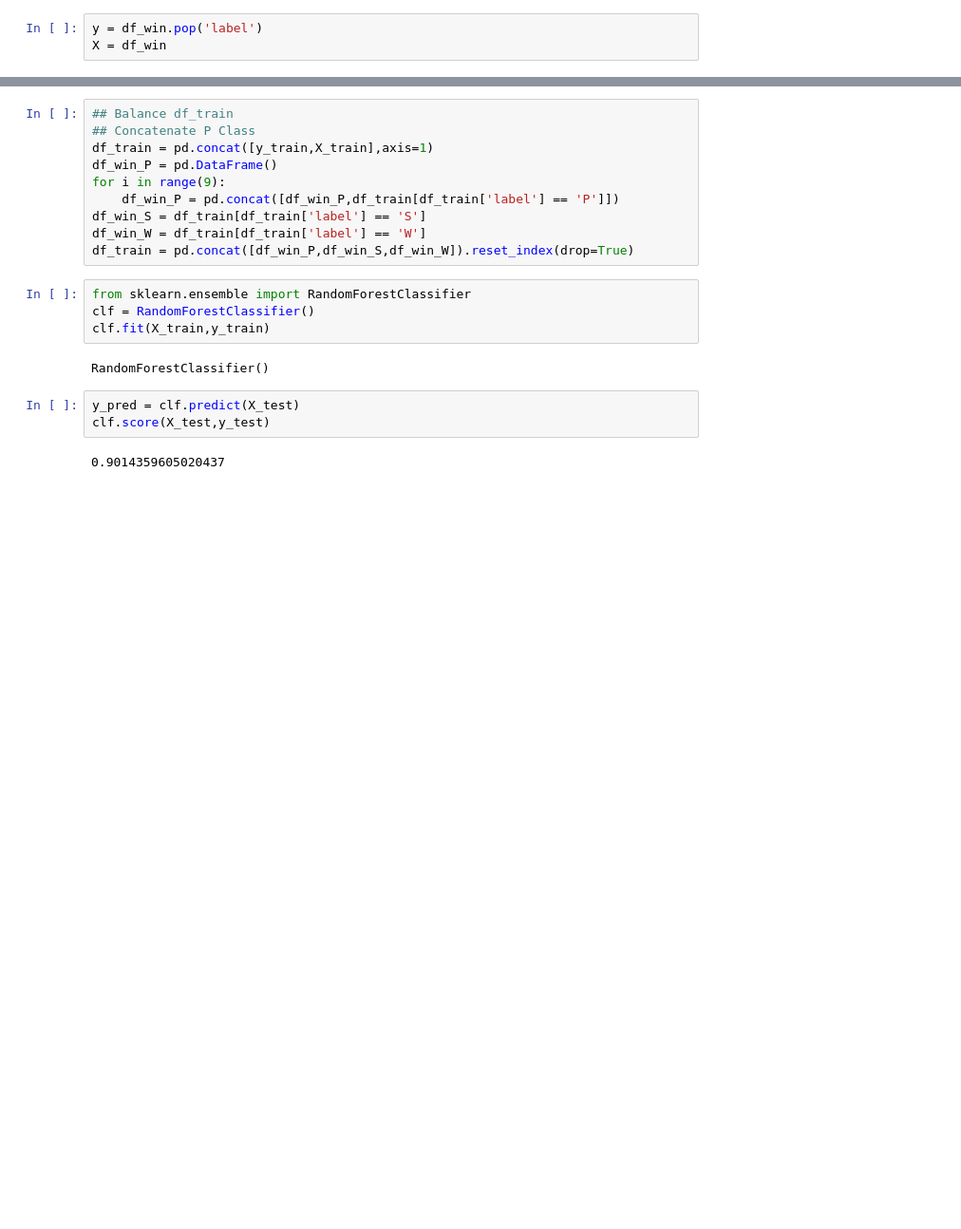
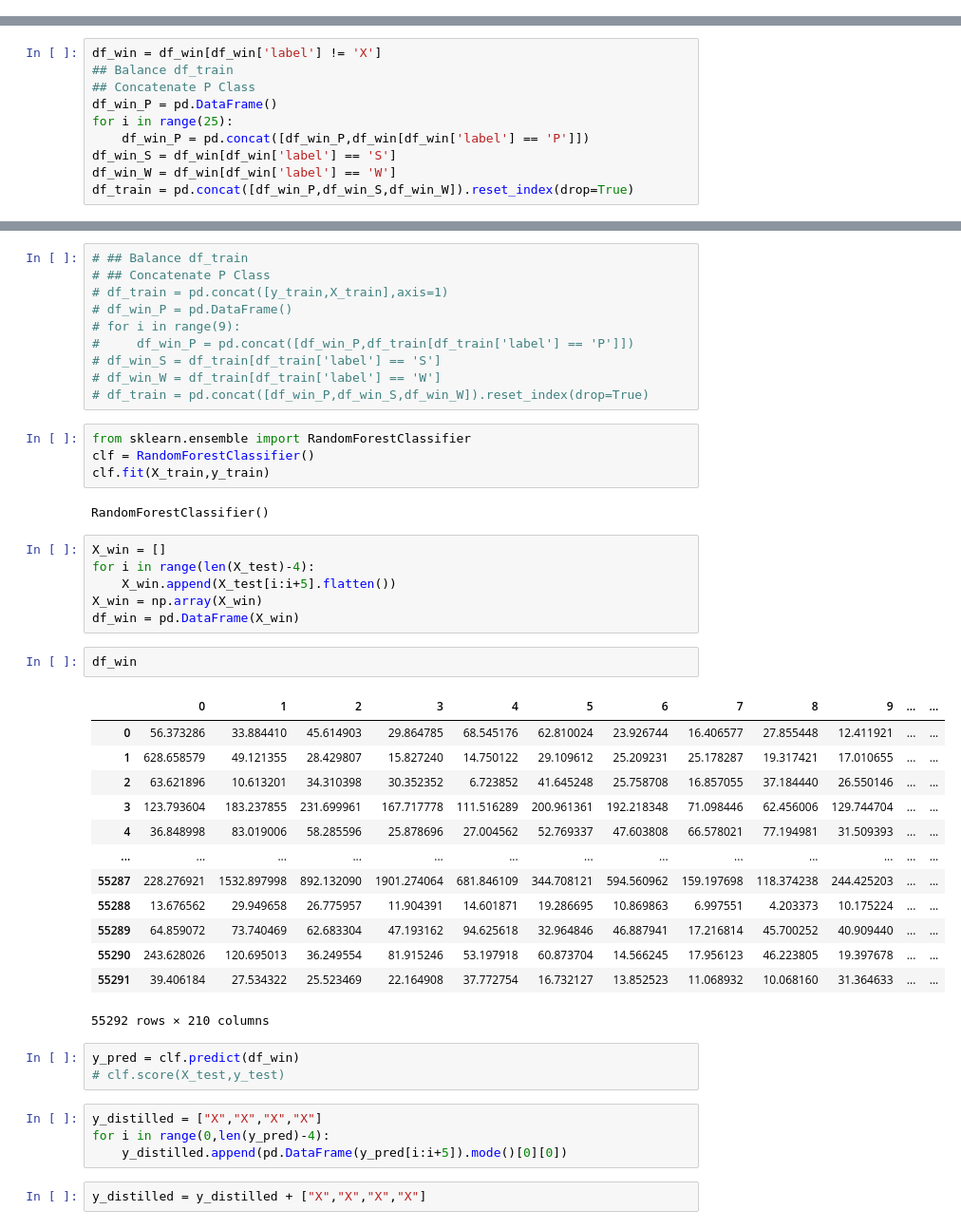
Before and after one commit to smithandrewk/sleep_ml, a Jupyter notebook: recreate_last_manuscript.ipynb, the cells around one changed output, grey strips where cells are left out. Shown at 95% size. Saved outputs shown, nothing was run; the diff lists cells and outputs as text; blank space fills up the shorter version.

```diff
--- a/recreate_last_manuscript.ipynb
+++ b/recreate_last_manuscript.ipynb
@@ -20,6 +7,3 @@ df_win = df_win[df_win['label'] != 'X']
-# %%
-y = df_win.pop('label')
-X = df_win
 # %%
 from sklearn.model_selection import train_test_split
 X_train,X_test,y_train,y_test = train_test_split(X,y,test_size=.2,shuffle=True,random_state=0)
@@ -25,0 +29,10 @@ X_train,X_test,y_train,y_test = train_test_split(X,y,test_size=.2,shuffle=True,r
+# %%
+df_win = df_win[df_win['label'] != 'X']
+## Balance df_train
+## Concatenate P Class
+df_win_P = pd.DataFrame()
+for i in range(25):
+    df_win_P = pd.concat([df_win_P,df_win[df_win['label'] == 'P']])
+df_win_S = df_win[df_win['label'] == 'S']
+df_win_W = df_win[df_win['label'] == 'W']
+df_train = pd.concat([df_win_P,df_win_S,df_win_W]).reset_index(drop=True)
@@ -26,21 +57,47 @@ X_train,X_test,y_train,y_test = train_test_split(X,y,test_size=.2,shuffle=True,r
 # %%
-## Balance df_train
-## Concatenate P Class
-df_train = pd.concat([y_train,X_train],axis=1)
-df_win_P = pd.DataFrame()
-for i in range(9):
-    df_win_P = pd.concat([df_win_P,df_train[df_train['label'] == 'P']])
-df_win_S = df_train[df_train['label'] == 'S']
-df_win_W = df_train[df_train['label'] == 'W']
-df_train = pd.concat([df_win_P,df_win_S,df_win_W]).reset_index(drop=True)
+# ## Balance df_train
+# ## Concatenate P Class
+# df_train = pd.concat([y_train,X_train],axis=1)
+# df_win_P = pd.DataFrame()
+# for i in range(9):
+#     df_win_P = pd.concat([df_win_P,df_train[df_train['label'] == 'P']])
+# df_win_S = df_train[df_train['label'] == 'S']
+# df_win_W = df_train[df_train['label'] == 'W']
+# df_train = pd.concat([df_win_P,df_win_S,df_win_W]).reset_index(drop=True)
 # %%
 from sklearn.ensemble import RandomForestClassifier
 clf = RandomForestClassifier()
 clf.fit(X_train,y_train)
 # %% [output]
 RandomForestClassifier()
+# %%
+X_win = []
+for i in range(len(X_test)-4):
+    X_win.append(X_test[i:i+5].flatten())
+X_win = np.array(X_win)
+df_win = pd.DataFrame(X_win)
+# %%
+df_win
+# %% [output]
+|  | 0 | 1 | 2 | 3 | 4 | 5 | 6 | 7 | 8 | 9 | ... | ... |
+| 0 | 56.373286 | 33.884410 | 45.614903 | 29.864785 | 68.545176 | 62.810024 | 23.926744 | 16.406577 | 27.855448 | 12.411921 | ... | ... |
+| 1 | 628.658579 | 49.121355 | 28.429807 | 15.827240 | 14.750122 | 29.109612 | 25.209231 | 25.178287 | 19.317421 | 17.010655 | ... | ... |
+| 2 | 63.621896 | 10.613201 | 34.310398 | 30.352352 | 6.723852 | 41.645248 | 25.758708 | 16.857055 | 37.184440 | 26.550146 | ... | ... |
+| 3 | 123.793604 | 183.237855 | 231.699961 | 167.717778 | 111.516289 | 200.961361 | 192.218348 | 71.098446 | 62.456006 | 129.744704 | ... | ... |
+| 4 | 36.848998 | 83.019006 | 58.285596 | 25.878696 | 27.004562 | 52.769337 | 47.603808 | 66.578021 | 77.194981 | 31.509393 | ... | ... |
+| ... | ... | ... | ... | ... | ... | ... | ... | ... | ... | ... | ... | ... |
+| 55287 | 228.276921 | 1532.897998 | 892.132090 | 1901.274064 | 681.846109 | 344.708121 | 594.560962 | 159.197698 | 118.374238 | 244.425203 | ... | ... |
+| 55288 | 13.676562 | 29.949658 | 26.775957 | 11.904391 | 14.601871 | 19.286695 | 10.869863 | 6.997551 | 4.203373 | 10.175224 | ... | ... |
+| 55289 | 64.859072 | 73.740469 | 62.683304 | 47.193162 | 94.625618 | 32.964846 | 46.887941 | 17.216814 | 45.700252 | 40.909440 | ... | ... |
+| 55290 | 243.628026 | 120.695013 | 36.249554 | 81.915246 | 53.197918 | 60.873704 | 14.566245 | 17.956123 | 46.223805 | 19.397678 | ... | ... |
+| 55291 | 39.406184 | 27.534322 | 25.523469 | 22.164908 | 37.772754 | 16.732127 | 13.852523 | 11.068932 | 10.068160 | 31.364633 | ... | ... |
+55292 rows × 210 columns
 # %%
-y_pred = clf.predict(X_test)
-clf.score(X_test,y_test)
+y_pred = clf.predict(df_win)
+# clf.score(X_test,y_test)
-# %% [output]
-0.9014359605020437
+# %%
+y_distilled = ["X","X","X","X"]
+for i in range(0,len(y_pred)-4):
+    y_distilled.append(pd.DataFrame(y_pred[i:i+5]).mode()[0][0])
+# %%
+y_distilled = y_distilled + ["X","X","X","X"]
```
Also changed, not shown: parts of 14 cells of this notebook, 3 other files.
